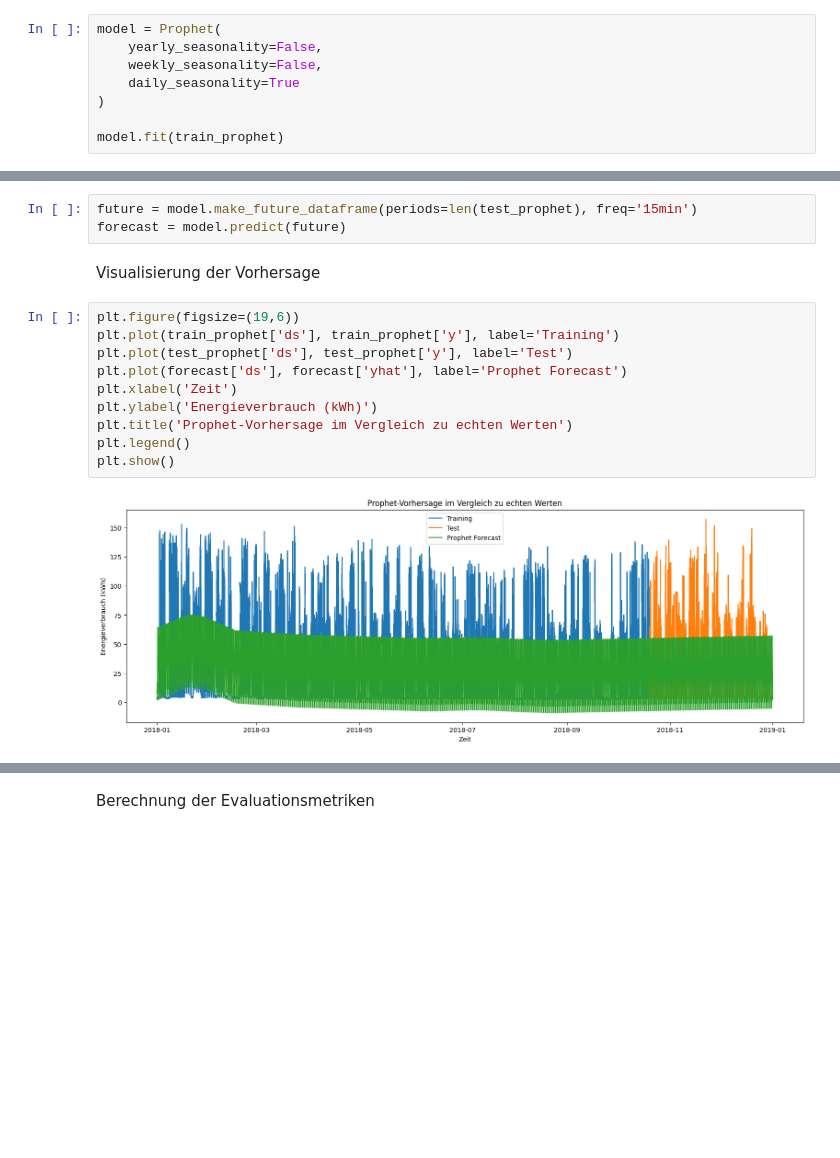
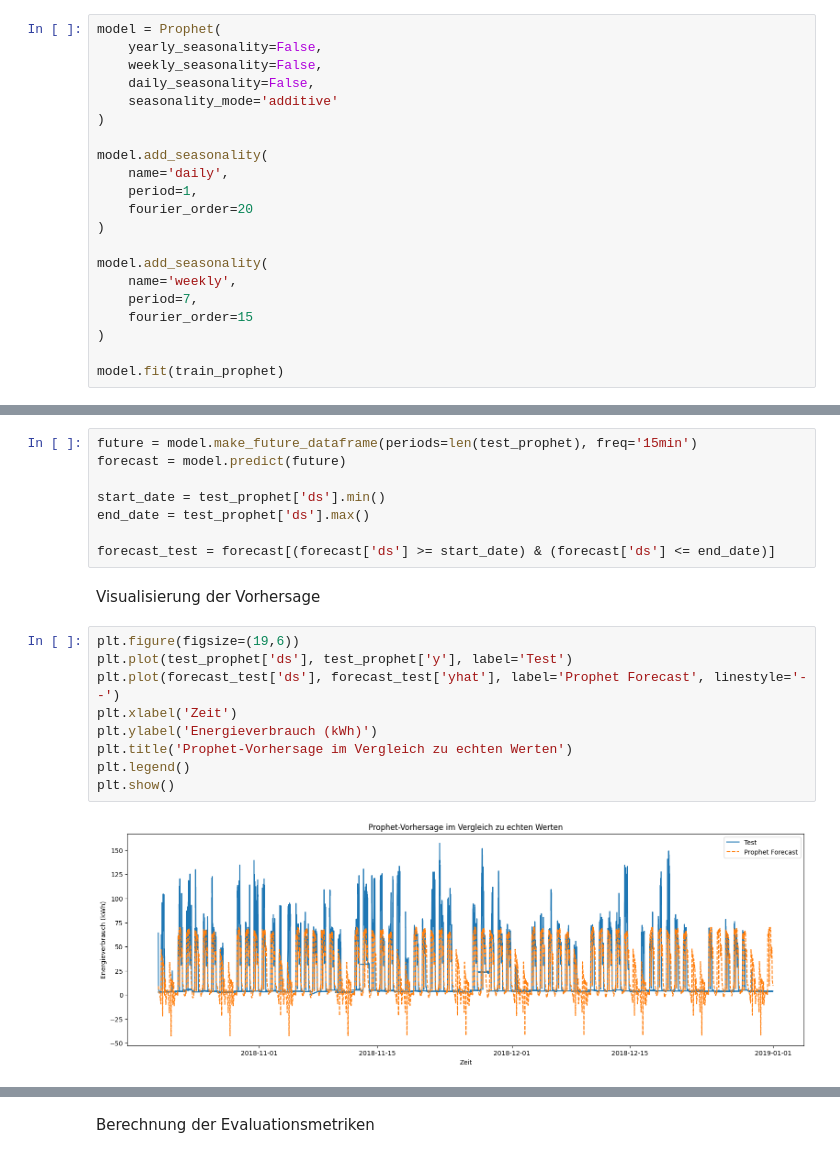
Before and after one commit to derlole/InDuStIaLfOrEcAsTiNgWELOVEIT, a Jupyter notebook: src/start.ipynb, the cells around one changed output, grey strips where cells are left out. Drawn from its saved outputs; the diff is of its cells as text; blank space fills up the shorter version.

```diff
--- a/src/start.ipynb
+++ b/src/start.ipynb
@@ -677,7 +675,20 @@ Prophet-Modell fitten
 model = Prophet(
     yearly_seasonality=False,
     weekly_seasonality=False,
-    daily_seasonality=True
+    daily_seasonality=False,
+    seasonality_mode='additive'
+)
+
+model.add_seasonality(
+    name='daily',
+    period=1,
+    fourier_order=20
+)
+
+model.add_seasonality(
+    name='weekly',
+    period=7,
+    fourier_order=15
 )
 
 model.fit(train_prophet)
@@ -714,20 +724,24 @@ Vorhersage erzeugen
 # %%
 future = model.make_future_dataframe(periods=len(test_prophet), freq='15min')
 forecast = model.predict(future)
+
+start_date = test_prophet['ds'].min()
+end_date = test_prophet['ds'].max()
+
+forecast_test = forecast[(forecast['ds'] >= start_date) & (forecast['ds'] <= end_date)]
 # %% [markdown]
 Visualisierung der Vorhersage
 # %%
 plt.figure(figsize=(19,6))
-plt.plot(train_prophet['ds'], train_prophet['y'], label='Training')
 plt.plot(test_prophet['ds'], test_prophet['y'], label='Test')
-plt.plot(forecast['ds'], forecast['yhat'], label='Prophet Forecast')
+plt.plot(forecast_test['ds'], forecast_test['yhat'], label='Prophet Forecast', linestyle='--')
 plt.xlabel('Zeit')
 plt.ylabel('Energieverbrauch (kWh)')
 plt.title('Prophet-Vorhersage im Vergleich zu echten Werten')
 plt.legend()
 plt.show()
 # %% [output]
-[figure, old version]
+[figure, new version]
 # %%
 WEEK_STEPS = 7 * 24 * 4
 
```
Also changed, not shown: parts of 26 cells of this notebook, 3 other files.
